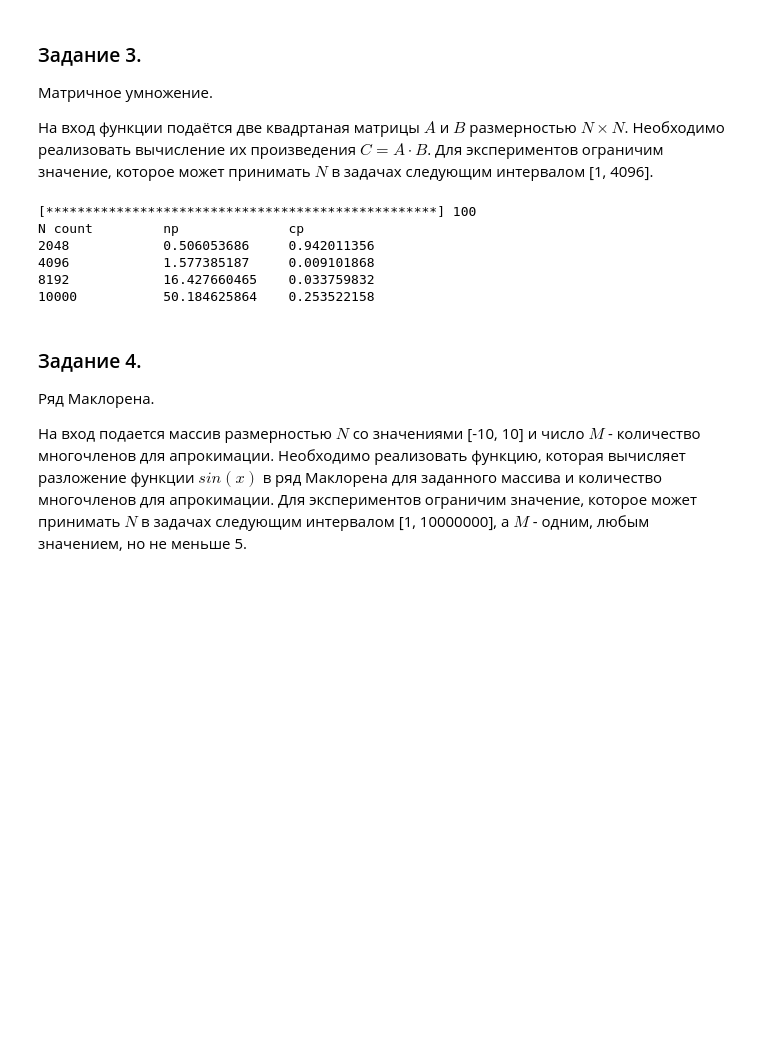
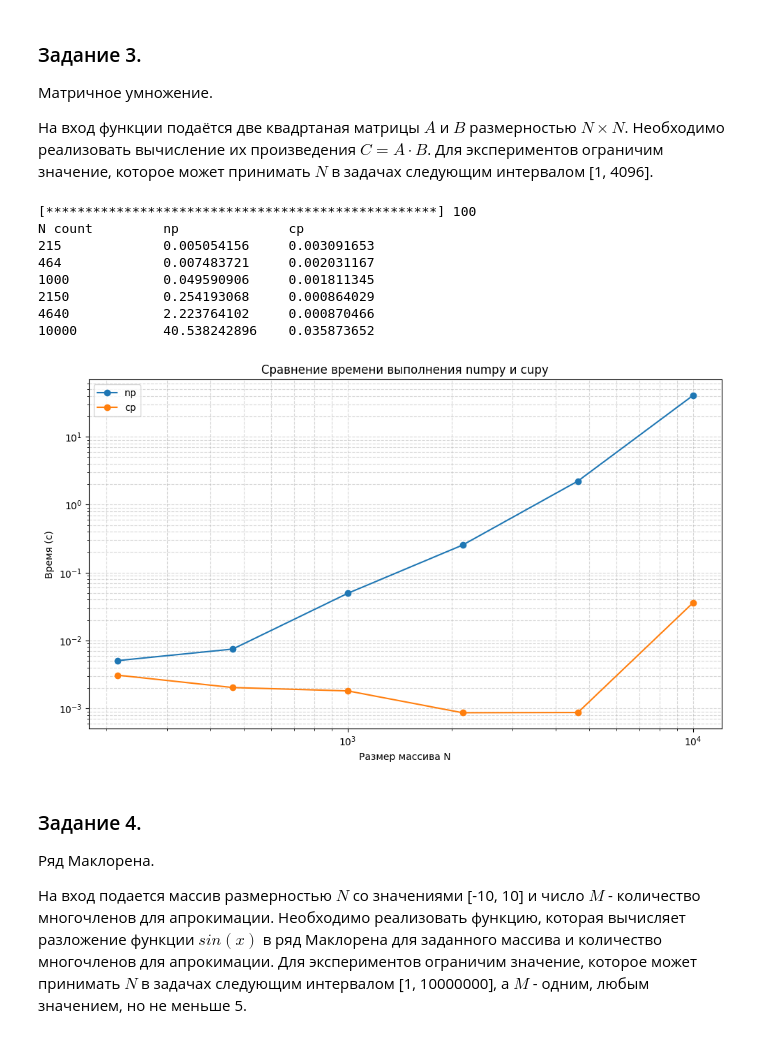
Before and after one commit to Leousov/2_course, a Jupyter notebook: cuda/practice1.ipynb, the cells around one changed output. Saved outputs shown, nothing was run; the diff lists cells and outputs as text; code cells hidden in the pictures; blank space fills up the shorter version.

```diff
--- a/cuda/practice1.ipynb
+++ b/cuda/practice1.ipynb
@@ -113,35 +171,46 @@ N count         np              cp
 
 На вход функции подаётся две квадртаная матрицы $A$ и $B$ размерностью $N \times N$. Необходимо реализовать вычисление их произведения $C = A \cdot B$. Для экспериментов ограничим значение, которое может принимать $N$ в задачах следующим интервалом [1, 4096].
 # %%
-def compete3(N_mas, lib_mas):
+def compete3(N_mas, lib_mas, counts=3):
     mmas = []
     for i, N in enumerate(N_mas):
         mmas.append([])
         for j, lib in enumerate(lib_mas):
-
-            pretty_load(i*len(lib_mas) + j, len(N_mas) * len(lib_mas))
-
-            arr1 = lib.random.rand(N, N)
-            arr2 = lib.random.rand(N, N)
-            start = time.time()
-            res = lib.matmul(arr1, arr2)
-            mmas[-1].append(time.time() - start)
+            sum_time = 0
+            for k in range(counts):
+                pretty_load(i*len(lib_mas) + j, len(N_mas) * len(lib_mas))
+                arr1 = lib.random.rand(N, N)
+                arr2 = lib.random.rand(N, N)
+                start = time.time()
+                res = lib.matmul(arr1, arr2)
+                sum_time += time.time() - start
+            mmas[-1].append(sum_time/counts)
     pretty_load(len(N_mas) * len(lib_mas), len(N_mas) * len(lib_mas))
     return mmas
 
-N_mas = [2048, 4096, 8192, 10000]
+N_mas = [215, 464, 1000, 2150, 4640, 10000]
+# N_mas = [2150, 4640, 10000, 21500, 46400, 100000]
 res = compete3(N_mas, [np, cp])
 
 print(f"""\n{"N count":<12}\t{"np":<12}\t{"cp":<12}""")
 for i, row in enumerate(res):
     print(f"{N_mas[i]:<12}\t{row[0]:<12.9f}\t{row[1]:<12.9f}")
+
+
+plot_results(N_mas, res, labels=['np', 'cp'],
+             title='Сравнение времени выполнения numpy и cupy',
+             xlabel='Размер массива N', ylabel='Время (с)',
+             log_scale=True)
 # %% [output]
 [**************************************************] 100
 N count         np              cp
-2048            0.506053686     0.942011356
-4096            1.577385187     0.009101868
-8192            16.427660465    0.033759832
-10000           50.184625864    0.253522158
+215             0.005054156     0.003091653
+464             0.007483721     0.002031167
+1000            0.049590906     0.001811345
+2150            0.254193068     0.000864029
+4640            2.223764102     0.000870466
+10000           40.538242896    0.035873652
+[figure, added]
 # %% [markdown]
 ### Задание 4.
 
```
Also changed, not shown: parts of 6 cells of this notebook.
